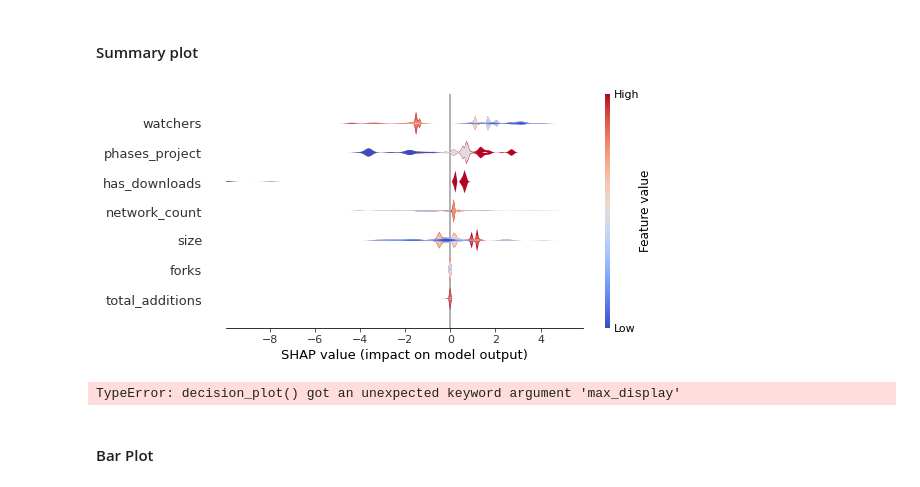
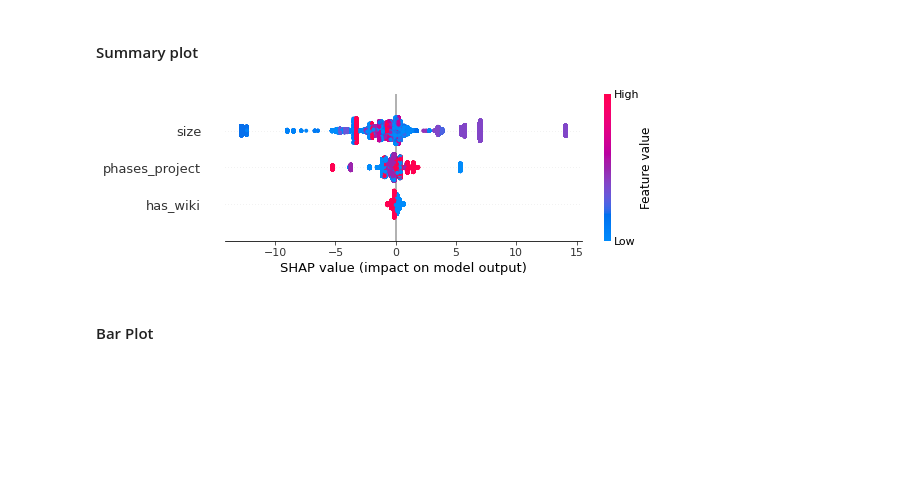
Before and after one commit to gesteves91/software-engineering-ml, a Jupyter notebook: notebooks/07-shap.ipynb, the cells around one changed output. Drawn from its saved outputs; the diff is of its cells as text; code cells hidden in the pictures; blank space fills up the shorter version.

Commit message:
several changes on the shap value notebook, most importantly the datasets are divided by language and I do not need to set it by hand anymore

```diff
--- a/notebooks/07-shap.ipynb
+++ b/notebooks/07-shap.ipynb
@@ -21,7 +21,8 @@ pd.set_option('display.width', 1000)
 #### Read the data
 # %%
 # read the data
-df = pd.read_csv('../data/total_dry_no_info.csv', index_col=0, low_memory=False)
+#df = pd.read_csv('../data/total_dry_no_info.csv', index_col=0, low_memory=False)
+df = pd.read_csv('../experiments/python.csv', index_col=0) #low_memory=False)
 # %% [markdown]
 #### Normalize the dataset
 # %%
@@ -36,5 +41,23 @@ df[cols] = df[cols].apply(pd.to_numeric, errors='coerce')
+# %%
+# Scala
+#df = df[['phases_project', 'size', 'mean_commits']].copy()
+
+# Ruby
+#df = df[['phases_project', 'has_wiki', 'has_downloads', 'size', 'mean_commits']].copy()
+
+# C
+#df = df[['size', 'phases_project', 'has_wiki', 'has_downloads', 'total_files', 'type_Organization', 'has_issues', 'tests_included', 'outside_contribution', 'mean_commits']].copy()
+
+# Java
+#df = df[['phases_project', 'has_wiki', 'tests_included', 'size', 'mean_commits']].copy()
+
+# PHP
+#df = df[['phases_project', 'has_wiki', 'size', 'mean_commits']].copy()
+
+# Python
+df = df[['phases_project', 'has_wiki', 'size', 'mean_commits']].copy()
 # %%
-df = df[df['language_Scala'] == 1]
+#df = df[df['language_Scala'] == 1]
 #df_eval = df[['phases_project', 'size', 'mean_commits']].copy()
 #df = df[df['phases_project'] == 1]
 # %%
@@ -48,10 +71,10 @@ df = df[df['language_Scala'] == 1]
 #df.drop('network_count', axis=1, inplace=True)
 #df.drop('forks', axis=1, inplace=True)
 
-df.drop('fork', axis=1, inplace=True)
+#df.drop('fork', axis=1, inplace=True)
 #df.drop('size', axis=1, inplace=True)
 #df.drop('watchers', axis=1, inplace=True)
-df.drop('has_wiki', axis=1, inplace=True)
+#df.drop('has_wiki', axis=1, inplace=True)
 #df.drop('open_issues', axis=1, inplace=True)
 # %%
 # separating X and y
@@ -81,27 +104,25 @@ shap_values = explainer.shap_values(X)
 # %%
 shap.summary_plot(
     shap_values,
     X,
-    max_display=7,
-    layered_violin_max_num_bins=10,
-    plot_type='layered_violin',
+    #max_display=7,
+    #layered_violin_max_num_bins=10,
+    #plot_type='layered_violin',
     show=False
 )
-plt.savefig('../reports/scala.eps',dpi=800,bbox_inches='tight')
+plt.savefig('../reports/php.eps',dpi=800,bbox_inches='tight')
 # %% [output]
-[figure, old version]
+[figure, new version]
 # %%
-shap.decision_plot(
-    explainer.expected_value,
-    shap_values,
-    X,
-    link='identity',
-    feature_order='hclust',
-    feature_display_range=slice(None, -200, -1),
-    #show=False,
-    ignore_warnings=True)
+#shap.decision_plot(
+#    explainer.expected_value,
+#    shap_values,
+#    X,
+#    link='identity',
+#    feature_order='hclust',
+#    feature_display_range=slice(None, -200, -1),
+#    #show=False,
+#    ignore_warnings=True)
-# %% [output]
-TypeError: decision_plot() got an unexpected keyword argument 'max_display'
 # %% [markdown]
 #### Bar Plot
 # %%
```
Also changed, not shown: parts of 1 cell of this notebook.
